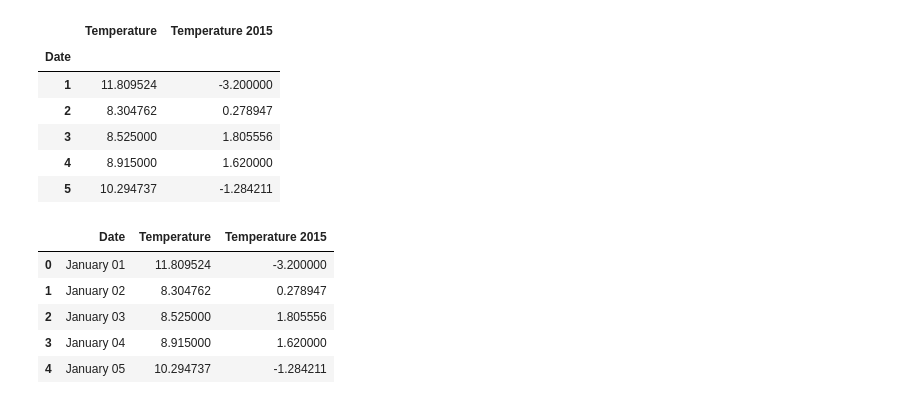
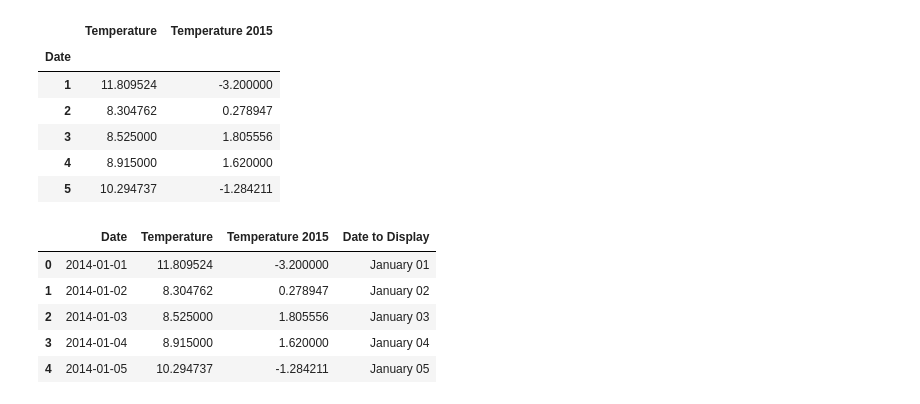
Before and after one commit to AndresColognesi/DS_DataVizProjects, a Jupyter notebook: A2_WeatherData/Assignment2.ipynb, the cells around one changed output. Drawn from its saved outputs; the diff is of its cells as text; code cells hidden in the pictures.

Commit message:
fix: Save display date format on a new column

```diff
--- a/A2_WeatherData/Assignment2.ipynb
+++ b/A2_WeatherData/Assignment2.ipynb
@@ -126,31 +126,31 @@ max_temps.head()
 # %%
 ##################################
 ## Ajust data for Visualization ##
 ##################################
 
 # Reset Dates from index to column:
 max_temps.reset_index(inplace=True)
 min_temps.reset_index(inplace=True)
 # Convert integers to timedeltas of days:
 max_temps['Date'] = pd.to_timedelta(max_temps['Date'], unit='days')
 min_temps['Date'] = pd.to_timedelta(min_temps['Date'], unit='days')
 # Add an arbitrary base year (not a leap year) so that we have all days as day and month:
 base_date = pd.to_datetime('2013-12-31', yearfirst=True)
 max_temps['Date'] += base_date
 min_temps['Date'] += base_date
 # Display only day and month:
-max_temps['Date'] = max_temps['Date'].dt.strftime('%B %d')
-min_temps['Date'] = min_temps['Date'].dt.strftime('%B %d')
+max_temps['Date to Display'] = max_temps['Date'].dt.strftime('%B %d')
+min_temps['Date to Display'] = min_temps['Date'].dt.strftime('%B %d')
 
 # Just for verification:
 max_temps.head()
 # %% [output]
-|  | Date | Temperature | Temperature 2015 |
-| 0 | January 01 | 11.809524 | -3.200000 |
-| 1 | January 02 | 8.304762 | 0.278947 |
-| 2 | January 03 | 8.525000 | 1.805556 |
-| 3 | January 04 | 8.915000 | 1.620000 |
-| 4 | January 05 | 10.294737 | -1.284211 |
+|  | Date | Temperature | Temperature 2015 | Date to Display |
+| 0 | 2014-01-01 | 11.809524 | -3.200000 | January 01 |
+| 1 | 2014-01-02 | 8.304762 | 0.278947 | January 02 |
+| 2 | 2014-01-03 | 8.525000 | 1.805556 | January 03 |
+| 3 | 2014-01-04 | 8.915000 | 1.620000 | January 04 |
+| 4 | 2014-01-05 | 10.294737 | -1.284211 | January 05 |
 # %%
 ###############
 ## Plot Data ##
```
Also changed, not shown: parts of 1 cell of this notebook.
